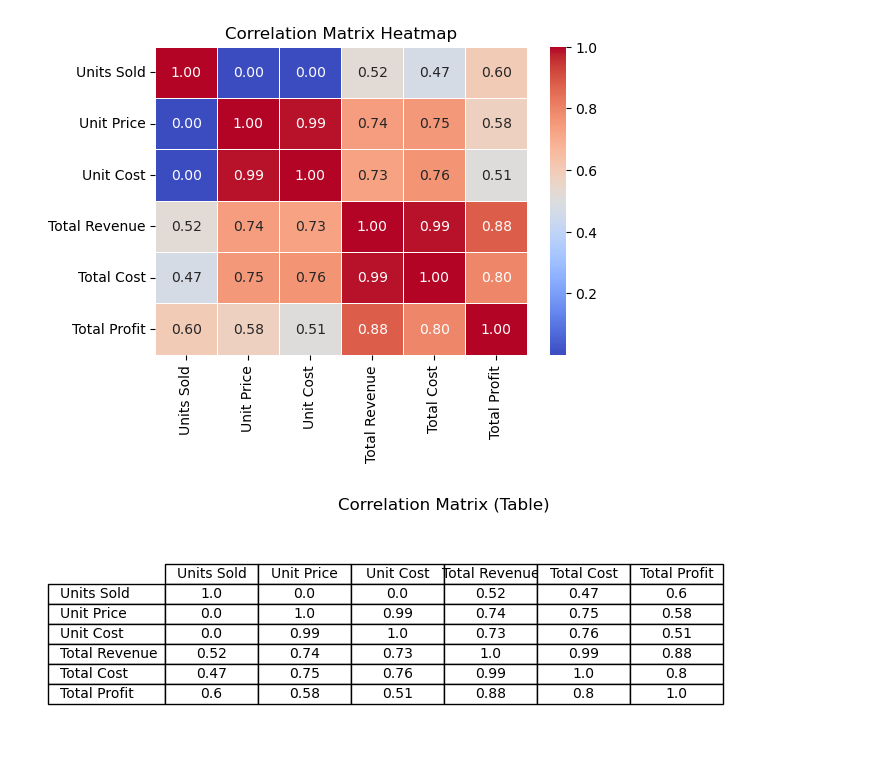
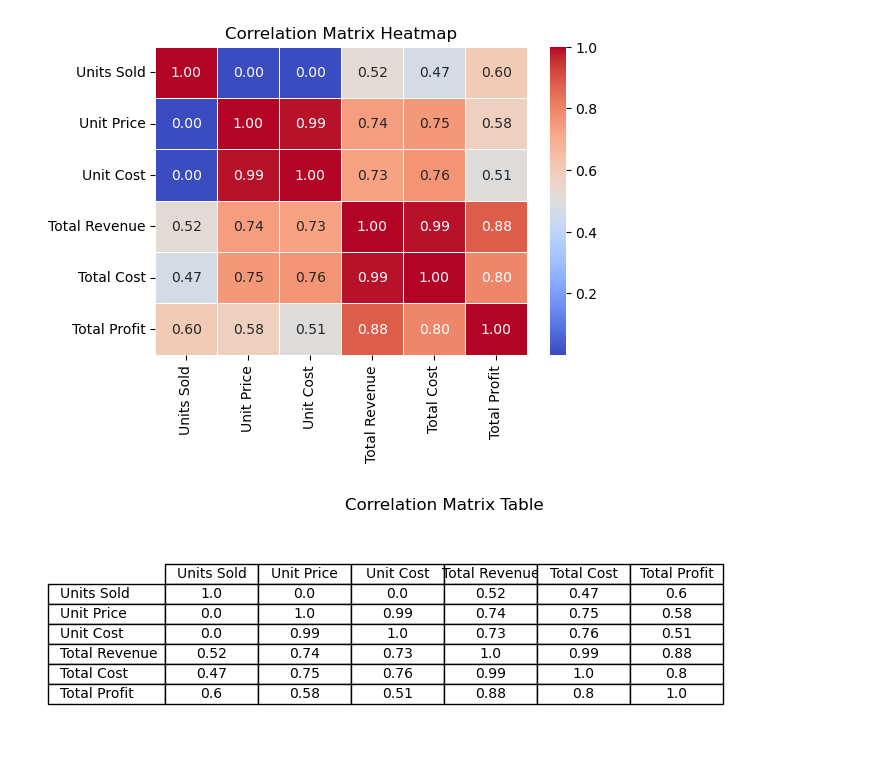
Before and after one commit to E-Mua/Forking_Assignment, a Jupyter notebook: Sales.ipynb, the cells around one changed output. Cells and saved outputs as stored; diff of their text form; code cells hidden in the pictures.

Commit message:
correlation_matrix

```diff
--- a/Sales.ipynb
+++ b/Sales.ipynb
@@ -50,22 +50,22 @@ plt.show()
 # %%
 
 fig, ax = plt.subplots(figsize=(6, 3))  # Adjust size as needed
 ax.axis('off')  # Hide axes
 
 # Add table
 table = ax.table(cellText=corr_matrix.round(2).values,
                  rowLabels=corr_matrix.index,
                  colLabels=corr_matrix.columns,
                  cellLoc='center',
                  loc='center')
 
 # Adjust table properties
 table.auto_set_font_size(False)
 table.set_fontsize(10)
 table.scale(1.2, 1.2)  # Adjust table size
-ax.set_title("Correlation Matrix (Table)")
+ax.set_title("Correlation Matrix Table")
 
 # Show the table
 plt.show()
 # %% [output]
-[figure, old version]
+[figure, new version]
```
